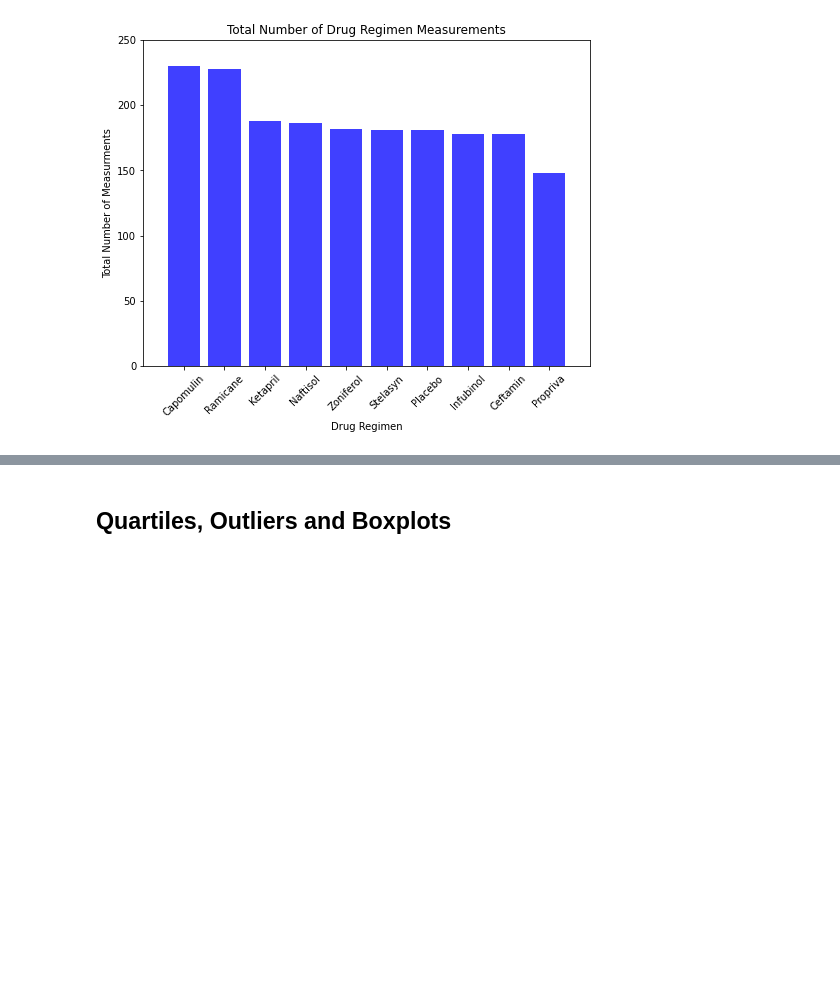
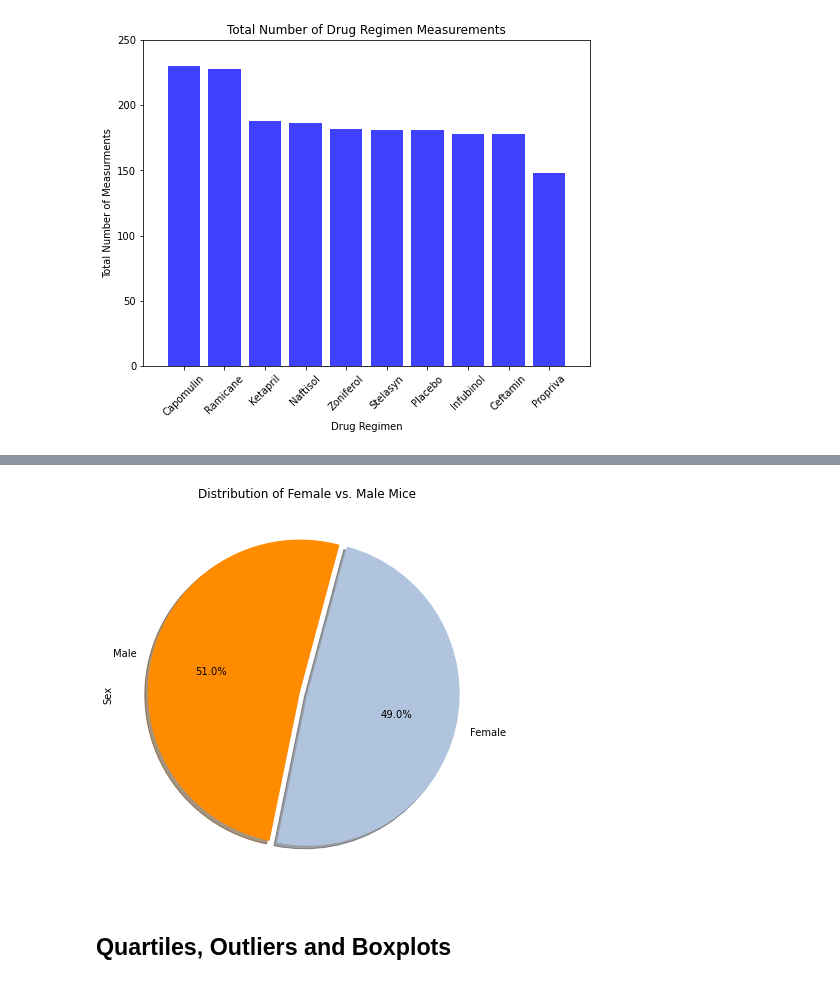
Before and after one commit to Seltsam1/matplotlib-pharmaceutical-analysis, a Jupyter notebook: pharmaceutical-analysis.ipynb, the cells around one changed output, grey strips where cells are left out. Drawn from its saved outputs; the diff is of its cells as text; code cells hidden in the pictures; blank space fills up the shorter version.

```diff
--- a/pharmaceutical-analysis.ipynb
+++ b/pharmaceutical-analysis.ipynb
@@ -258,3 +260,27 @@ plt.show()
+# %%
+# Pie chart - pyplot method
+
+# Count of female versus male mice
+pie_data = mouse_study_clean["Sex"].value_counts()
+
+# label variable for chart
+label = pie_data.keys()
+
+# Pie chart
+plt.figure(figsize=(7,7))
+
+plt.pie(bar_data, explode=(0.05,0), labels=label,
+       colors=("darkorange", "lightsteelblue"),
+       shadow=True, startangle=75, autopct="%1.1f%%")
+
+# Title and y-axis label
+plt.title("Distribution of Female vs. Male Mice")
+plt.ylabel("Sex")
+
+# show plot
+plt.show()
+# %% [output]
+[figure, added]
 # %% [markdown]
 ## Quartiles, Outliers and Boxplots
 # %%
```
Also changed, not shown: parts of 4 cells of this notebook.
